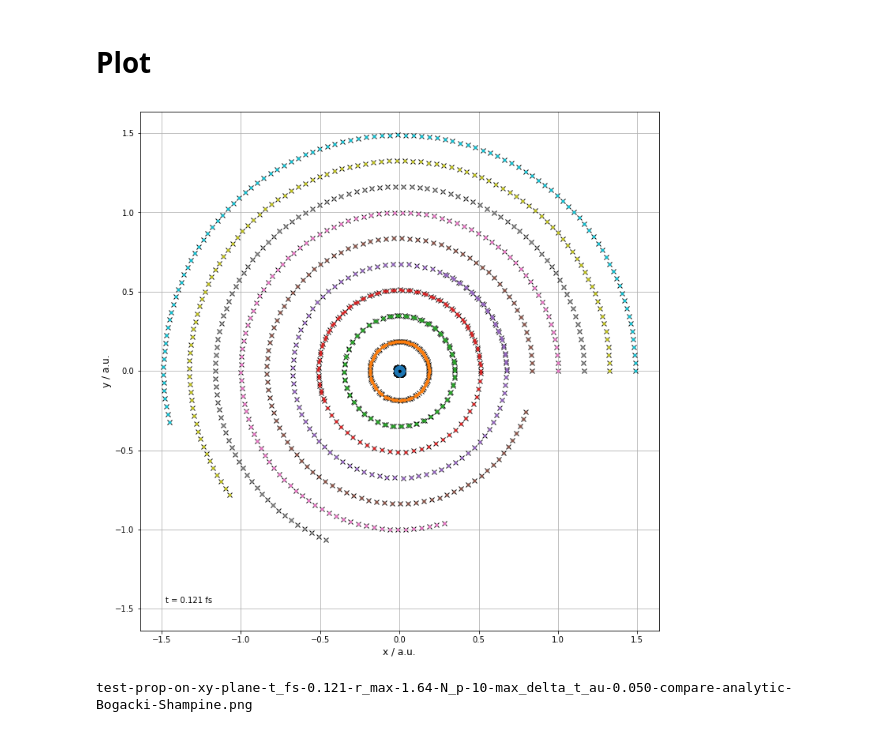
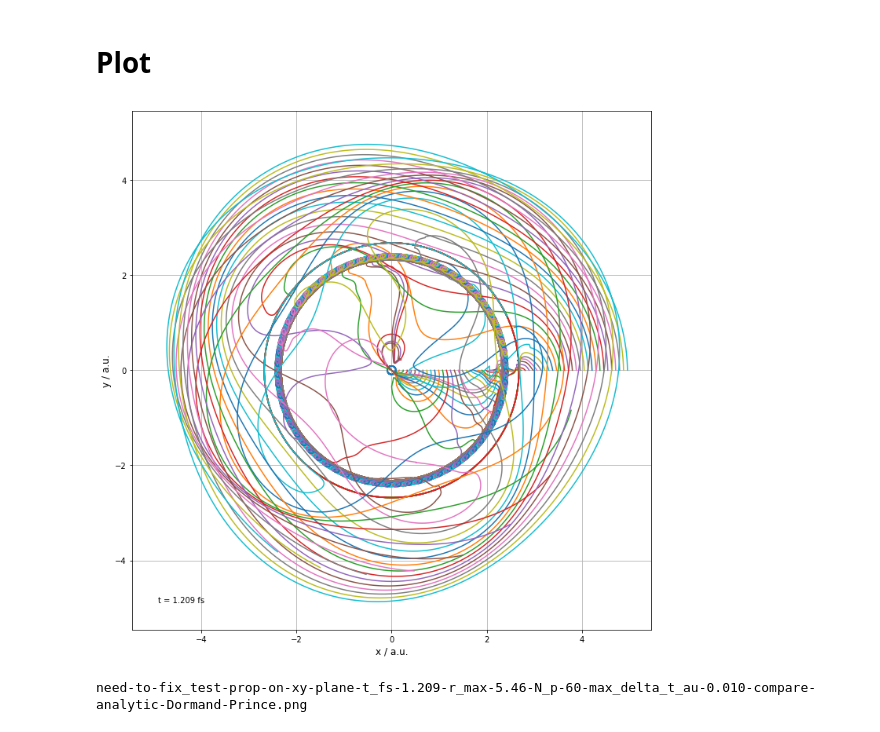
Before and after one commit to jam31118/bohm, a Jupyter notebook: example/propagation-in-3d-sph-harm.ipynb, the cells around one changed output. Drawn from its saved outputs; the diff is of its cells as text; code cells hidden in the pictures.

```diff
--- a/example/propagation-in-3d-sph-harm.ipynb
+++ b/example/propagation-in-3d-sph-harm.ipynb
@@ -13,9 +13,9 @@ N_l = 3
 qprop_dim = 44
 initial_m = None
 
-N_p = 10
+N_p = 60
 
-rho_max = 1.5
+rho_max = 5.0
 rho_min = rho_max / N_rho
 rho_p_lim = (0, rho_max)
 
@@ -27,14 +27,21 @@ num_of_stencils = 2
 
 min_delta_t = 0.00005
 ode_solver_kwargs = {'min_delta_t':min_delta_t}
+err_thres = np.array([0.1, 0.1, 0.1])
 
 t_0 = 0.0
-delta_t = 0.05
-t_max = 5.0
+delta_t = 0.01
+t_max = 50.0
+
 
 # Select ordinary differential equation solver
-from bohm.rk.tableau import b_table_Bogacki_Shampine
-b_table = b_table_Bogacki_Shampine
+from bohm.rk.tableau import b_table_Bogacki_Shampine, b_table_Euler_Ralston, b_table_Dormand_Prince
+# solver_name = "Bogacki-Shampine"
+# b_table = b_table_Bogacki_Shampine
+# solver_name = "Euler-Ralston"
+# b_table = b_table_Euler_Ralston
+solver_name = "Dormand-Prince"
+b_table = b_table_Dormand_Prince
 # %%
 N_t = int((t_max - t_0) / delta_t) + 1
 t_arr = t_0 + np.arange(N_t) * delta_t
@@ -85,9 +92,9 @@ def eval_sf(rho_arr, t, psi_arr):
     _phase_t = np.exp(-0.5j/_n**2 * t)
     psi_arr[3,:] = hydrogen_phi_nlm(rho_arr, n=_n, l=_l, m=_m) * _phase_t
 
-#     _n, _l, _m = 1, 0, 0
-#     _phase_t = np.exp(-0.5j/_n**2 * t)
-#     psi_arr[0,:] = hydrogen_phi_nlm(rho_arr, n=_n, l=_l, m=_m) * _phase_t
+    _n, _l, _m = 1, 0, 0
+    _phase_t = np.exp(-0.5j/_n**2 * t)
+    psi_arr[0,:] = hydrogen_phi_nlm(rho_arr, n=_n, l=_l, m=_m) * _phase_t
 
 psi_arr_t0 = psi_arr.copy()
 eval_sf(rho_arr, t_0, psi_arr_t0)
@@ -208,7 +215,6 @@ def propagate_one_step(
 # %%
 err_p_arr = np.empty_like(r_p_arr, dtype=float)
 v_p_arr = np.empty_like(r_p_arr, dtype=float)
-err_thres = np.array([0.1, 0.2, 0.2])
 
 def init_data():
     global t, r_p_arr, err_p_arr, psi_arr, psi_arr_t0
@@ -262,6 +268,8 @@ from tdse.coordinate import spherical_to_cartesian
 fig, ax = plt.subplots(figsize=(10,10))
 
 for p_index in range(N_p):
+
+#     if p_index not in range(8,10): continue
 
     _rho_p_t, _theta_p_t, _phi_p_t = (r_p_arr_t[:,p_index,i] for i in range(3))
     _x_p_t, _y_p_t, _z_p_t = spherical_to_cartesian(_rho_p_t, _theta_p_t, _phi_p_t)
@@ -269,43 +277,41 @@ for p_index in range(N_p):
     _rho_p_t_ana, _theta_p_t_ana, _phi_p_t_ana = (r_p_t_analytic_arr[:,p_index,i] for i in range(3))
     _x_p_t_ana, _y_p_t_ana, _z_p_t_ana = spherical_to_cartesian(_rho_p_t_ana, _theta_p_t_ana, _phi_p_t_ana)
 
     assert np.all(np.isclose(_z_p_t,0))
     assert np.all(np.isclose(_z_p_t_ana,0))
 
-    line_p_analytic, = ax.plot(_x_p_t_ana, _y_p_t_ana, 'x', color='k')
-    line_p_numeric, = ax.plot(_x_p_t, _y_p_t, '.')
+#     line_p_analytic, = ax.plot(_x_p_t_ana, _y_p_t_ana, 'x', color='k')
+    line_p_numeric, = ax.plot(_x_p_t, _y_p_t, '-')
 
 
 ax.axis('square')
 
 ax.set_xlabel("x / a.u.")
 ax.set_ylabel("y / a.u.")
 
 _r_max = np.max(r_p_arr_t[:,:,0]) * 1.1
 ax.set_xlim(-_r_max, _r_max)
 ax.set_ylim(-_r_max, _r_max)
 
 
 # Add time text box
 text_xy, text_kwargs = get_text_position_and_inner_alignment(ax, 'sw')
 
 time_text_format = "t = {:.3f} fs"
 time_fs = t * au2fs
 
 time_text = ax.text(*text_xy, time_text_format.format(time_fs), **text_kwargs)
 
 
 # Figure tight layout
 fig.tight_layout()
 # %% [output]
-[figure, old version]
+[figure, new version]
 # %%
-solver_name = "Bogacki-Shampine"
-
-fig_file_name = "test-prop-on-xy-plane-t_fs-{:.3f}-r_max-{:.2f}-N_p-{}-max_delta_t_au-{:.3f}-compare-analytic-{}.png".format(time_fs, _r_max, N_p, delta_t, solver_name)
+fig_file_name = "need-to-fix_test-prop-on-xy-plane-t_fs-{:.3f}-r_max-{:.2f}-N_p-{}-max_delta_t_au-{:.3f}-compare-analytic-{}.png".format(time_fs, _r_max, N_p, delta_t, solver_name)
 print(fig_file_name)
 
 # "need-to-fix-different-"
 # fig.savefig(fig_file_name)
 # %% [output]
-test-prop-on-xy-plane-t_fs-0.121-r_max-1.64-N_p-10-max_delta_t_au-0.050-compare-analytic-Bogacki-Shampine.png
+need-to-fix_test-prop-on-xy-plane-t_fs-1.209-r_max-5.46-N_p-60-max_delta_t_au-0.010-compare-analytic-Dormand-Prince.png
```
Also changed, not shown: 1 other file.
